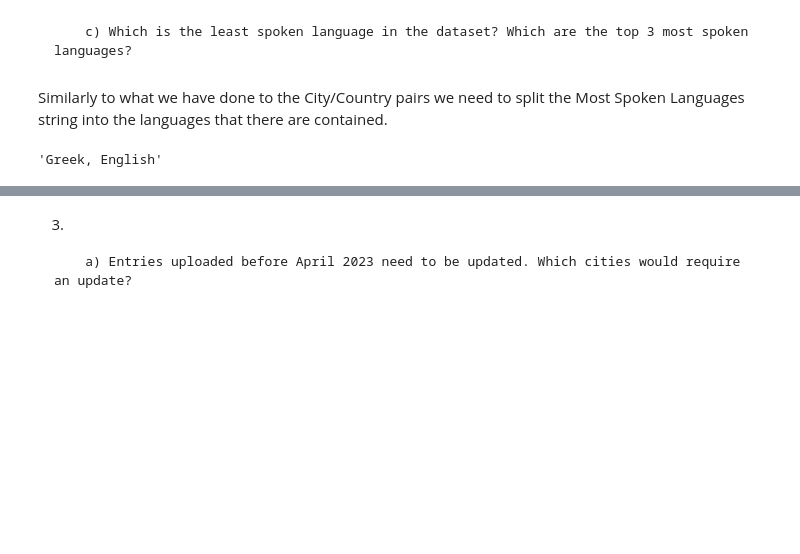
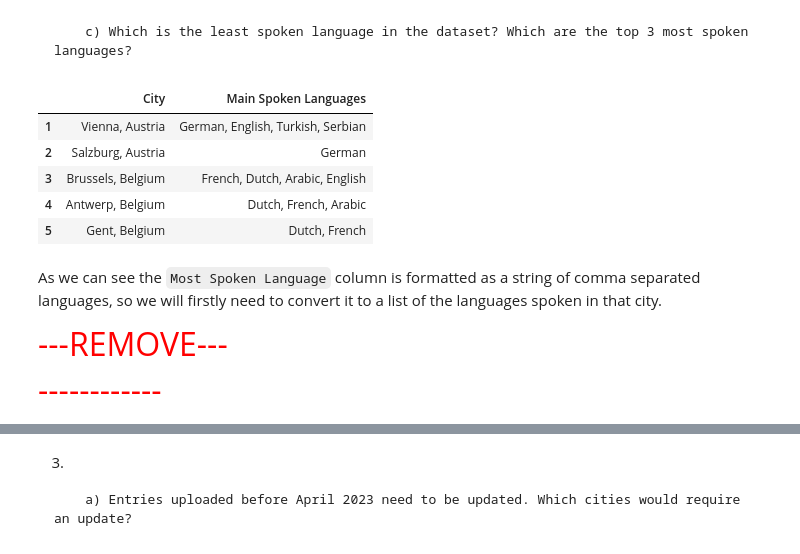
Before and after one commit to CoderCactus/WhereShouldILive, a Jupyter notebook: Group13_PDS_2526.ipynb, the cells around one changed output, grey strips where cells are left out. Cells and saved outputs as stored; diff of their text form; code cells hidden in the pictures; blank space fills up the shorter version.

```diff
--- a/Group13_PDS_2526.ipynb
+++ b/Group13_PDS_2526.ipynb
@@ -244,9 +244,12 @@ df.query('Country == "Greece"')
 | 47 | Thessaloniki, Greece | 381 | 1050568 | 684564 | 22.2 | ... |
 # %% [markdown]
         c) Which is the least spoken language in the dataset? Which are the top 3 most spoken languages?
-# %% [markdown]
-Similarly to what we have done to the City/Country pairs we need to split the Most Spoken Languages string into the languages that there are contained.
 # %%
-df['Main Spoken Languages'][46]
+df[['City', 'Main Spoken Languages']].head()
 # %% [output]
-'Greek, English'
+|  | City | Main Spoken Languages |
+| 1 | Vienna, Austria | German, English, Turkish, Serbian |
+| 2 | Salzburg, Austria | German |
+| 3 | Brussels, Belgium | French, Dutch, Arabic, English |
+| 4 | Antwerp, Belgium | Dutch, French, Arabic |
+| 5 | Gent, Belgium | Dutch, French |
@@ -254,0 +256,2 @@ temp = df.copy()
+# %% [markdown]
+As we can see the `Most Spoken Language` column is formatted as a string of comma separated languages, so we will firstly need to convert it to a list of the languages spoken in that city.
@@ -255,2 +260,10 @@ temp = df.copy()
+# %% [markdown]
+<span style="color:red">
+    <font size="7">---REMOVE---</font>
+</span>
 # %%
 temp['Main Spoken Languages'].dropna(inplace=True)
+# %% [markdown]
+<span style="color:red">
+    <font size="7">------------</font>
+</span>
```
Also changed, not shown: parts of 9 cells of this notebook.
